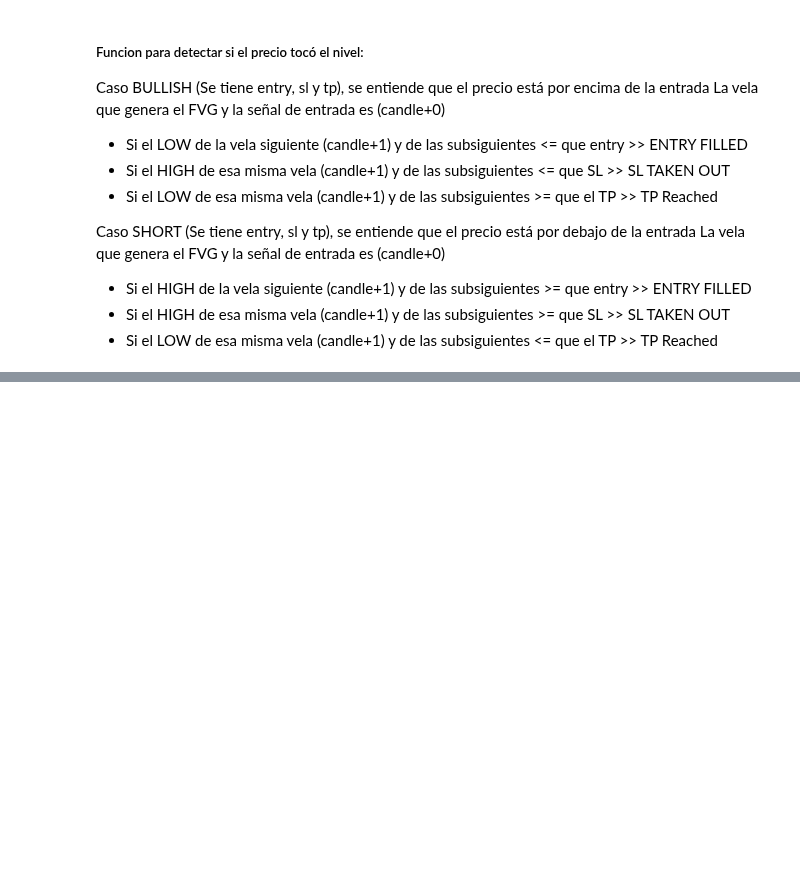
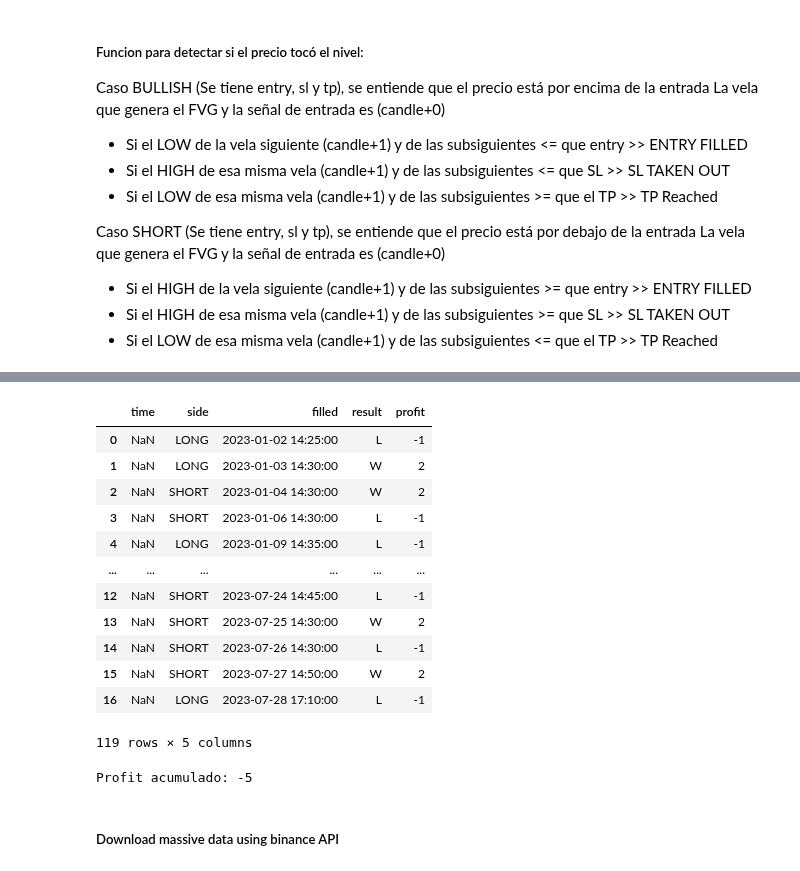
Before and after one commit to eduardogv/backtesting, a Jupyter notebook: FVG.ipynb, the cells around one changed output, grey strips where cells are left out. Drawn from its saved outputs; the diff is of its cells as text; code cells hidden in the pictures; blank space fills up the shorter version.

Commit message:
WIP full year backtest

```diff
--- a/FVG.ipynb
+++ b/FVG.ipynb
@@ -528,0 +454,9 @@ Profit acumulado: 4
+# %%
+import os
+
+# Ruta de la carpeta
+folder = 'btc_fvg'
+
+# Obtener todos los nombres de archivos en la carpeta
+filenames = os.listdir(folder)
+filenames
@@ -528,0 +471,25 @@ Profit acumulado: 4
+# %%
+# Apply function to backtest data for every month:
+
+def backtest_pipeline (folder, filenames):
+
+    master_df = pd.DataFrame(columns=['time','side', 'filled','result', 'profit'])
+
+    for file in filenames:
+        csv_filename = file.replace(".zip", ".csv")
+        data_path = os.path.join(folder, file)
+        #print (data_path)
+        #print(csv_filename)
+        data = read_csv(data_path=data_path, file_name=csv_filename)
+        data_cleaned = prep_data(data)
+        data_cleaned = data_cleaned.rename(columns={"open_time": "time"})
+        data_cleaned.set_index('time', inplace=True)
+
+        # Apply casper_fvg function
+        zz = casper_fvg(data_cleaned)
+        master_df = pd.concat([master_df, zz])
+    return master_df
+
+
+
+kk = backtest_pipeline(folder='btc_fvg', filenames=filenames)
@@ -528,0 +651,23 @@ Profit acumulado: 4
+# %%
+kk
+# %% [output]
+|  | time | side | filled | result | profit |
+| 0 | NaN | LONG | 2023-01-02 14:25:00 | L | -1 |
+| 1 | NaN | LONG | 2023-01-03 14:30:00 | W | 2 |
+| 2 | NaN | SHORT | 2023-01-04 14:30:00 | W | 2 |
+| 3 | NaN | SHORT | 2023-01-06 14:30:00 | L | -1 |
+| 4 | NaN | LONG | 2023-01-09 14:35:00 | L | -1 |
+| ... | ... | ... | ... | ... | ... |
+| 12 | NaN | SHORT | 2023-07-24 14:45:00 | L | -1 |
+| 13 | NaN | SHORT | 2023-07-25 14:30:00 | W | 2 |
+| 14 | NaN | SHORT | 2023-07-26 14:30:00 | L | -1 |
+| 15 | NaN | SHORT | 2023-07-27 14:50:00 | W | 2 |
+| 16 | NaN | LONG | 2023-07-28 17:10:00 | L | -1 |
+119 rows × 5 columns
+# %%
+total_profit = kk['profit'].sum()
+print(f"Profit acumulado: {total_profit}")
+# %% [output]
+Profit acumulado: -5
+# %% [markdown]
+##### Download massive data using binance API
```
Also changed, not shown: parts of 15 cells of this notebook, 7 other files.
